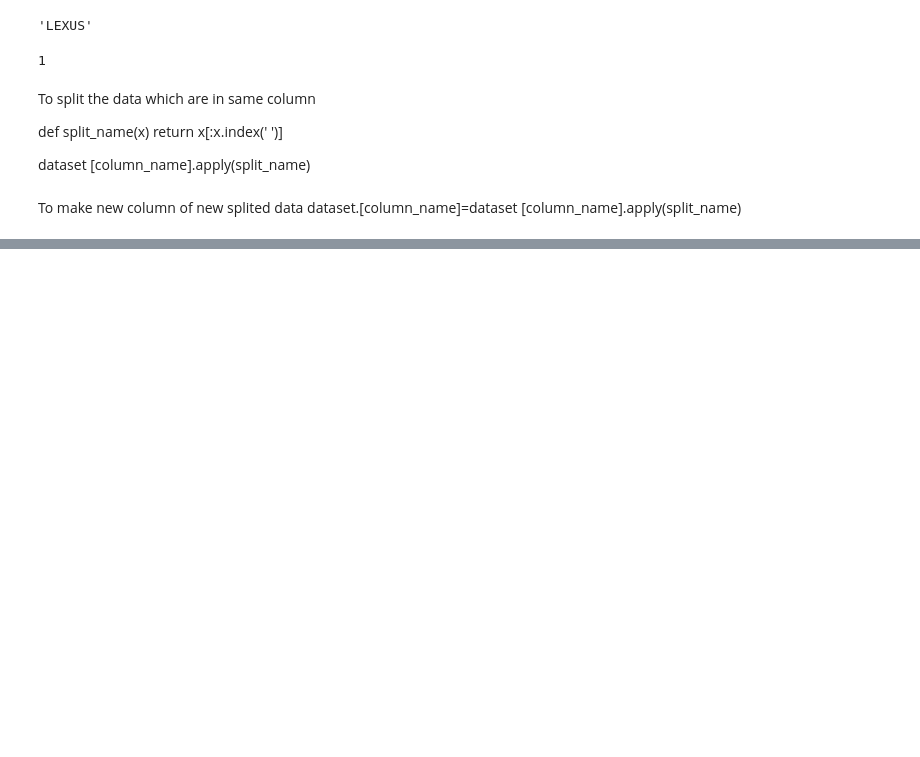
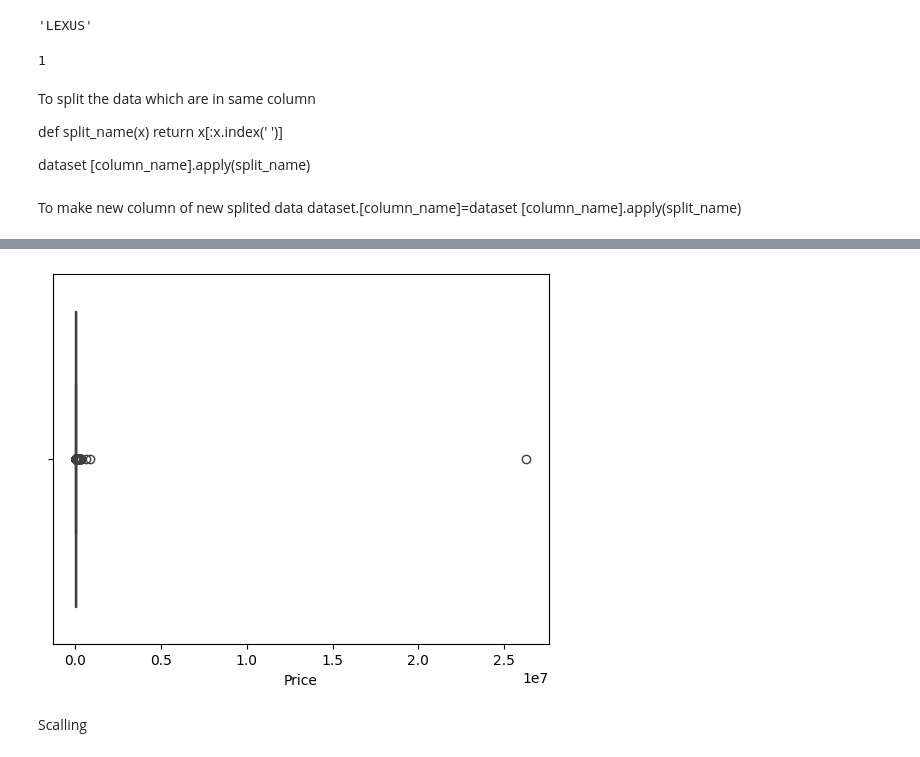
Before and after one commit to sudip-khanal/python-Basics, a Jupyter notebook: dataCleaning.ipynb, the cells around one changed output, grey strips where cells are left out. Cells and saved outputs as stored; diff of their text form; code cells hidden in the pictures; blank space fills up the shorter version.

```diff
--- a/dataCleaning.ipynb
+++ b/dataCleaning.ipynb
@@ -124,0 +273,7 @@ dataset.[column_name]=dataset [column_name].apply(split_name)
+# %%
+sns.boxplot(x='Price',data=dataset)
+plt.show()
+# %% [output]
+[figure, added]
+# %% [markdown]
+Scalling
```
Also changed, not shown: parts of 38 cells of this notebook.
